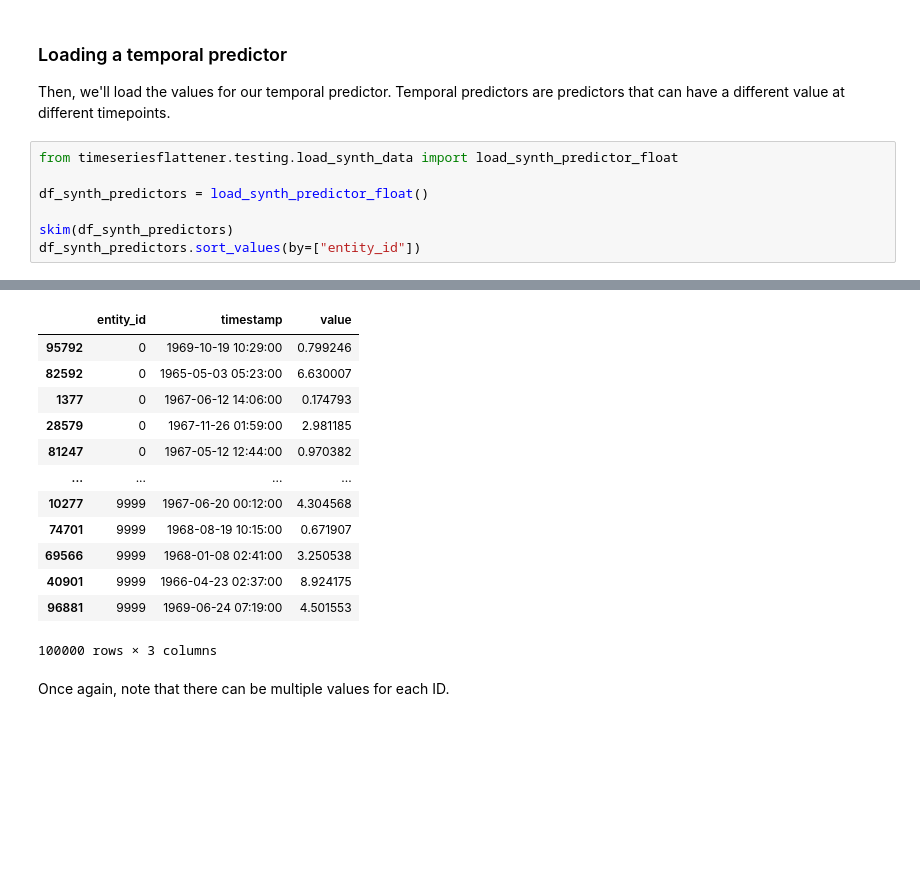
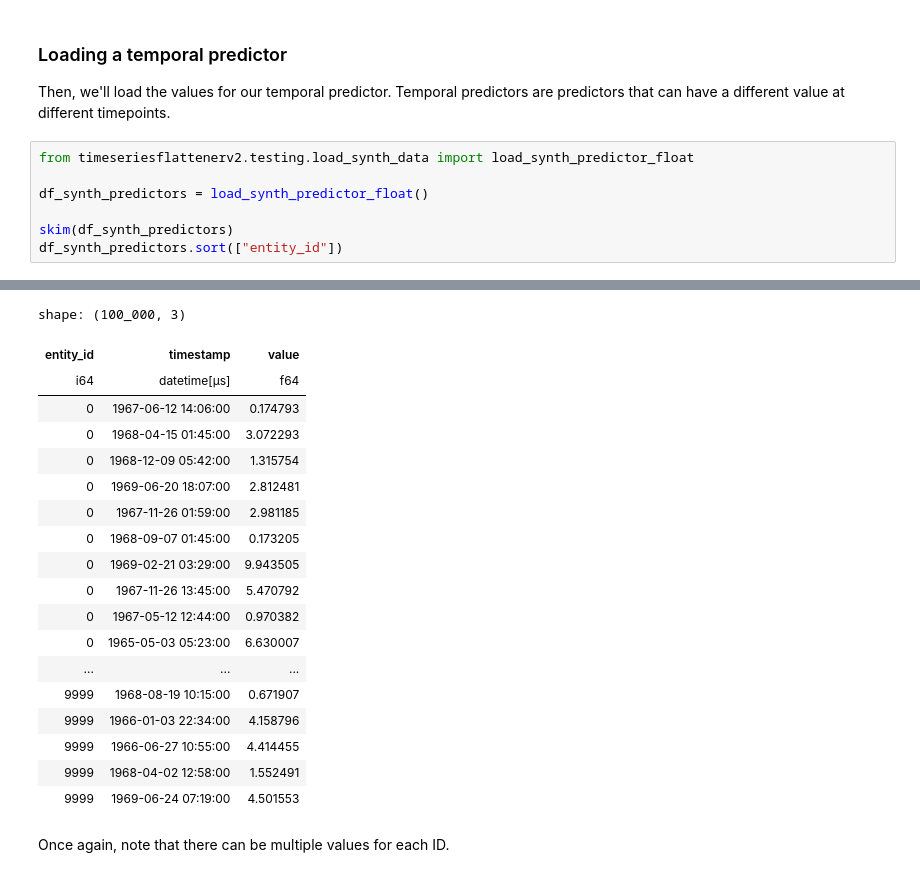
Before and after one commit to Aarhus-Psychiatry-Research/timeseriesflattener, a Jupyter notebook: docs/tutorials/01_basic.ipynb, the cells around one changed output, grey strips where cells are left out. Saved outputs shown, nothing was run; the diff lists cells and outputs as text; blank space fills up the shorter version.

```diff
--- a/docs/tutorials/01_basic.ipynb
+++ b/docs/tutorials/01_basic.ipynb
@@ -71,11 +78,11 @@ Here, "entity_id" represents a patient ID and “timestamp” refers to the time
 Then, we'll load the values for our temporal predictor. Temporal predictors are predictors that can have a different value at different timepoints.
 # %%
-from timeseriesflattener.testing.load_synth_data import load_synth_predictor_float
+from timeseriesflattenerv2.testing.load_synth_data import load_synth_predictor_float
 
 df_synth_predictors = load_synth_predictor_float()
 
 skim(df_synth_predictors)
-df_synth_predictors.sort_values(by=["entity_id"])
+df_synth_predictors.sort(["entity_id"])
 # %% [output]
 ╭──────────────────────────────────────────────── skimpy summary ─────────────────────────────────────────────────╮
 │          Data Summary                Data Types                                                                 │
@@ -92,21 +99,27 @@ df_synth_predictors.sort_values(by=["entity_id"])
 ... (7 lines left out)
 │ ┡━━━━━━━━━━━━━━━━━━╇━━━━━━╇━━━━━━━━━╇━━━━━━━━━━━━━━━━━━━━━━━━━━━━╇━━━━━━━━━━━━━━━━━━━━━━━━━━━━╇━━━━━━━━━━━━━━┩  │
 │ │ timestamp        │    0 │       0 │    1965-01-02 00:01:00     │    1969-12-31 23:37:00     │ None         │  │
 │ └──────────────────┴──────┴─────────┴────────────────────────────┴────────────────────────────┴──────────────┘  │
 ╰────────────────────────────────────────────────────── End ──────────────────────────────────────────────────────╯
+shape: (100_000, 3)
-|  | entity_id | timestamp | value |
-| 95792 | 0 | 1969-10-19 10:29:00 | 0.799246 |
-| 82592 | 0 | 1965-05-03 05:23:00 | 6.630007 |
-| 1377 | 0 | 1967-06-12 14:06:00 | 0.174793 |
-| 28579 | 0 | 1967-11-26 01:59:00 | 2.981185 |
-| 81247 | 0 | 1967-05-12 12:44:00 | 0.970382 |
-| ... | ... | ... | ... |
-| 10277 | 9999 | 1967-06-20 00:12:00 | 4.304568 |
-| 74701 | 9999 | 1968-08-19 10:15:00 | 0.671907 |
-| 69566 | 9999 | 1968-01-08 02:41:00 | 3.250538 |
-| 40901 | 9999 | 1966-04-23 02:37:00 | 8.924175 |
-| 96881 | 9999 | 1969-06-24 07:19:00 | 4.501553 |
+| entity_id | timestamp | value |
+| i64 | datetime[μs] | f64 |
+| 0 | 1967-06-12 14:06:00 | 0.174793 |
+| 0 | 1968-04-15 01:45:00 | 3.072293 |
+| 0 | 1968-12-09 05:42:00 | 1.315754 |
+| 0 | 1969-06-20 18:07:00 | 2.812481 |
+| 0 | 1967-11-26 01:59:00 | 2.981185 |
+| 0 | 1968-09-07 01:45:00 | 0.173205 |
+| 0 | 1969-02-21 03:29:00 | 9.943505 |
+| 0 | 1967-11-26 13:45:00 | 5.470792 |
+| 0 | 1967-05-12 12:44:00 | 0.970382 |
+| 0 | 1965-05-03 05:23:00 | 6.630007 |
+| ... | ... | ... |
+| 9999 | 1968-08-19 10:15:00 | 0.671907 |
+| 9999 | 1966-01-03 22:34:00 | 4.158796 |
+| 9999 | 1966-06-27 10:55:00 | 4.414455 |
+| 9999 | 1968-04-02 12:58:00 | 1.552491 |
+| 9999 | 1969-06-24 07:19:00 | 4.501553 |
-100000 rows × 3 columns
 # %% [markdown]
 Once again, note that there can be multiple values for each ID.
 # %% [markdown]
```
Also changed, not shown: parts of 23 cells of this notebook, 25 other files.
